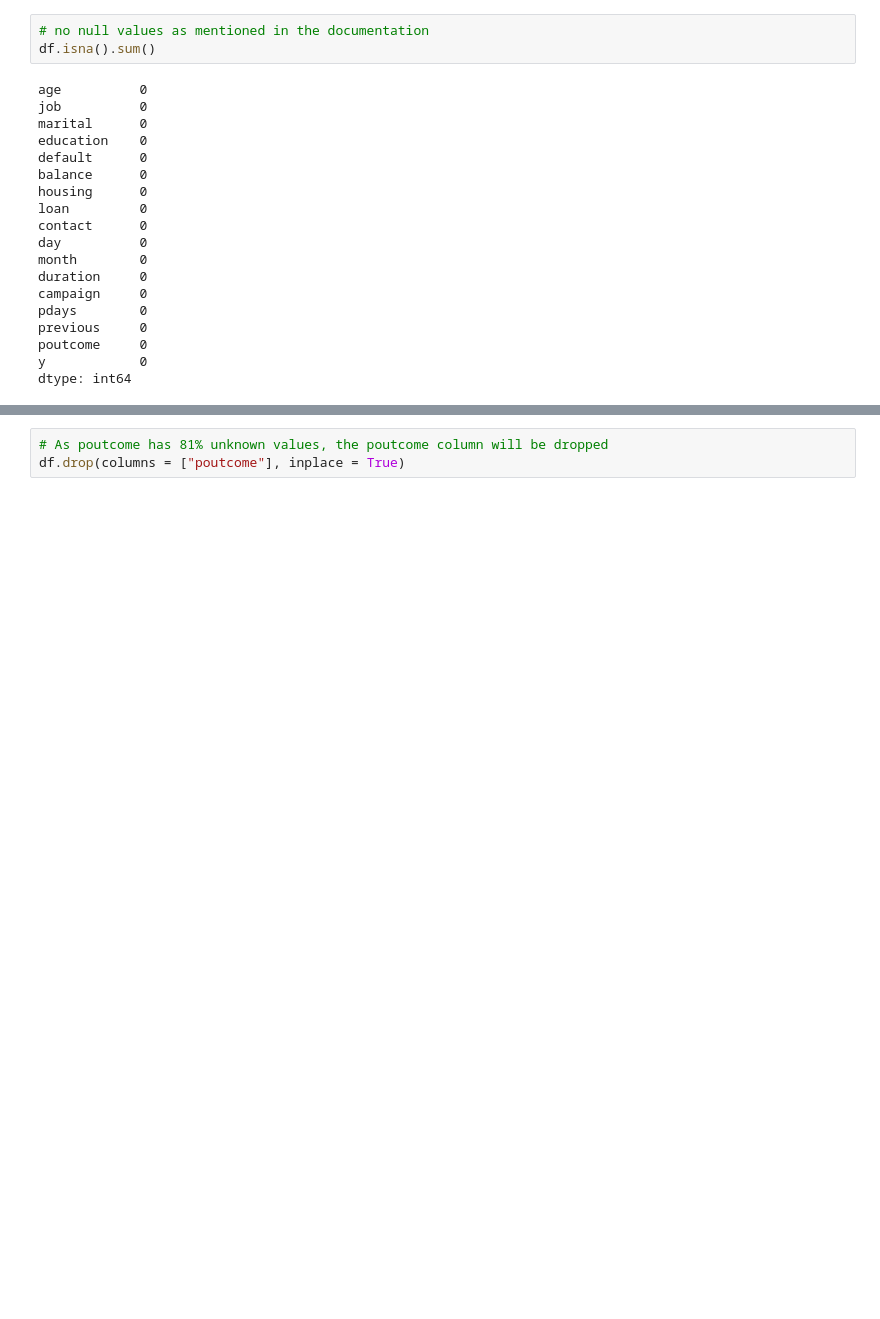
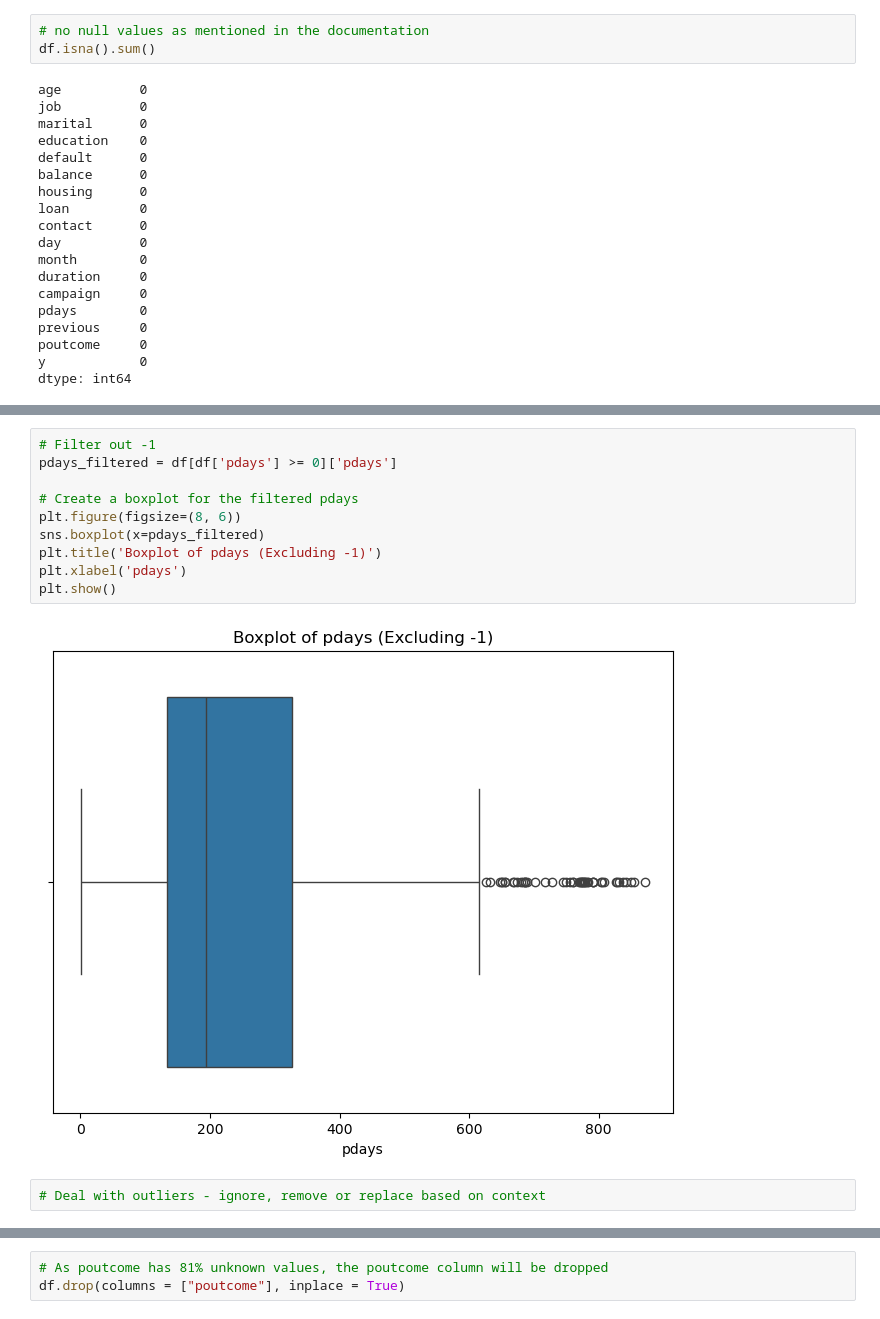
Before and after one commit to Chanidu-Edirisinghe/MachineLearningCW, a Jupyter notebook: CW.ipynb, the cells around one changed output, grey strips where cells are left out. Drawn from its saved outputs; the diff is of its cells as text; blank space fills up the shorter version.

```diff
--- a/CW.ipynb
+++ b/CW.ipynb
@@ -45,3 +91,17 @@ dtype: int64
+# %%
+# Filter out -1
+pdays_filtered = df[df['pdays'] >= 0]['pdays']
+
+# Create a boxplot for the filtered pdays
+plt.figure(figsize=(8, 6))
+sns.boxplot(x=pdays_filtered)
+plt.title('Boxplot of pdays (Excluding -1)')
+plt.xlabel('pdays')
+plt.show()
+# %% [output]
+[figure, added]
+# %%
+# Deal with outliers - ignore, remove or replace based on context
 # %%
 # Visualize the "unknown" value percentage of each column
 unknownDF = pd.DataFrame({"Column": pd.Series(dtype="str"), "Unknown_Percentage": pd.Series(dtype="float")})
```
Also changed, not shown: parts of 21 cells of this notebook.
